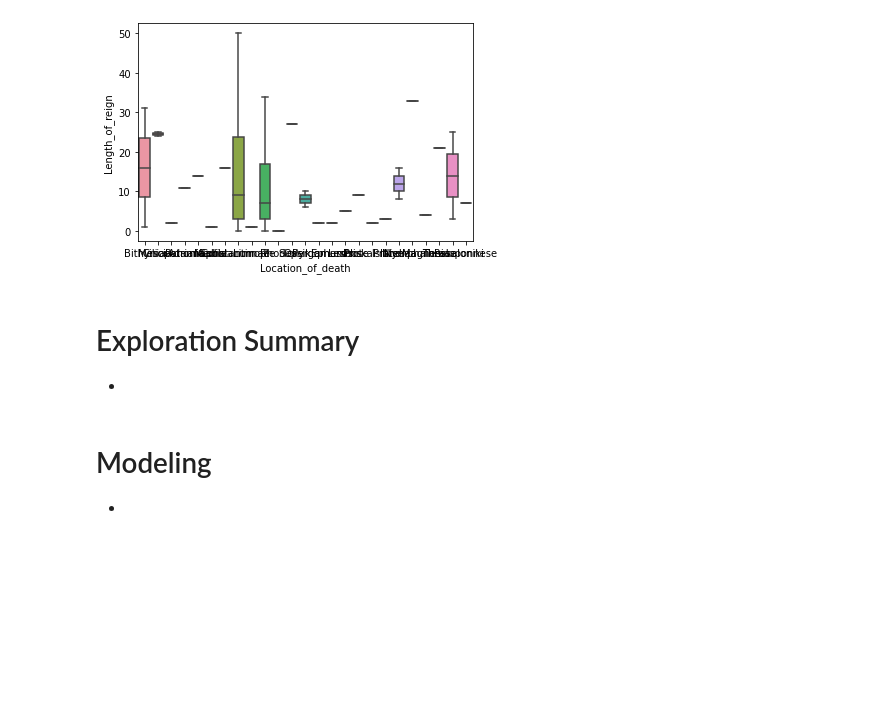
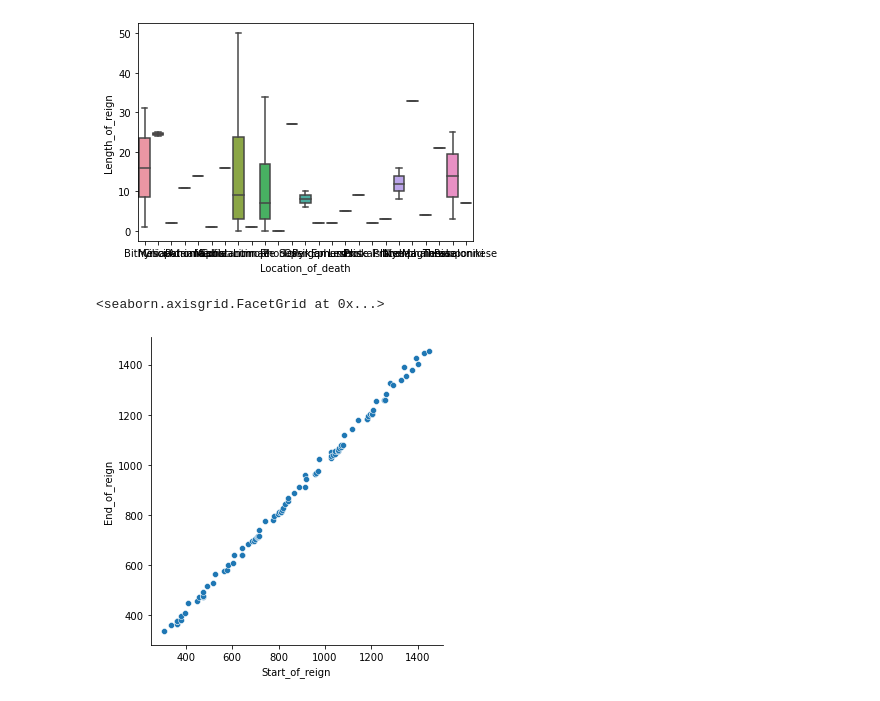
Before and after one commit to BurtonBarnes/byzantine, a Jupyter notebook: exploration.ipynb, the cells around one changed output. Drawn from its saved outputs; the diff is of its cells as text; code cells hidden in the pictures; blank space fills up the shorter version.

```diff
--- a/exploration.ipynb
+++ b/exploration.ipynb
@@ -322,6 +320,5 @@ sns.boxplot(data=df, y='Length_of_reign', x='Location_of_death')
-# %% [markdown]
-# Exploration Summary
-*
-# %% [markdown]
-# Modeling
-*
+# %%
+sns.relplot(x='Start_of_reign', y='End_of_reign', data=df)
+# %% [output]
+<seaborn.axisgrid.FacetGrid at 0x...>
+[figure, added]
```
Also changed, not shown: parts of 7 cells of this notebook.
